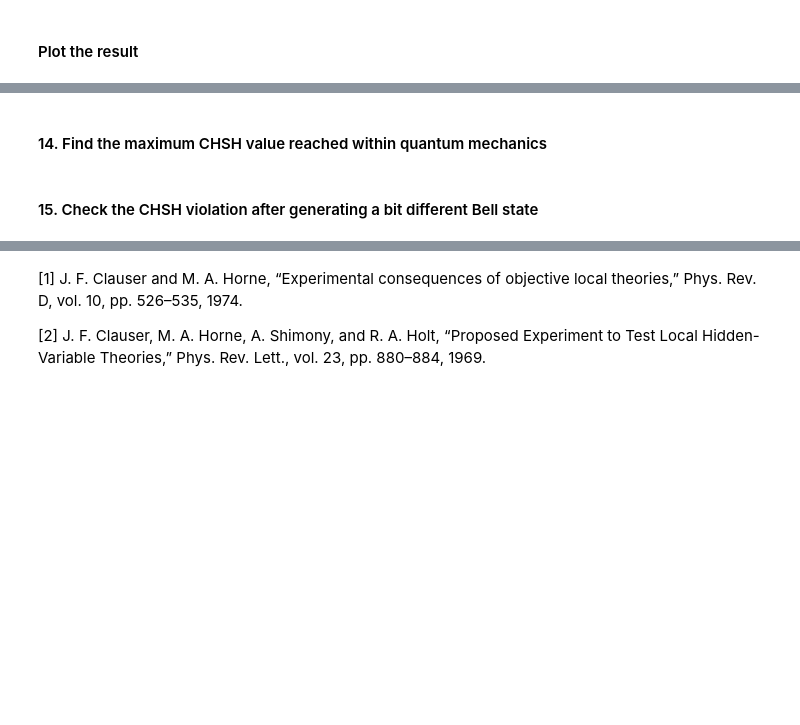
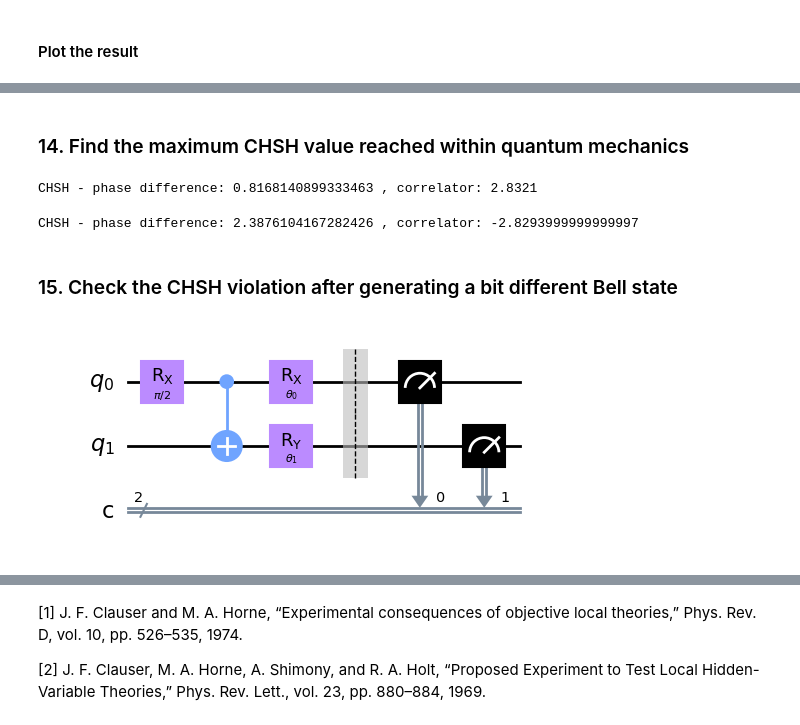
Before and after one commit to nshunned/M1QI, a Jupyter notebook: Session 3/Session 3 (Quantum Correlations).ipynb, the cells around one changed output, grey strips where cells are left out. Saved outputs shown, nothing was run; the diff lists cells and outputs as text; code cells hidden in the pictures; blank space fills up the shorter version.

```diff
--- a/Session 3/Session 3 (Quantum Correlations).ipynb
+++ b/Session 3/Session 3 (Quantum Correlations).ipynb
@@ -339,10 +410,45 @@ ax.set_ylabel("Correlator")
 # %% [markdown]
-#### 14. Find the maximum CHSH value reached within quantum mechanics
+### 14. Find the maximum CHSH value reached within quantum mechanics
+# %%
+phaseDiff = 0
+max = 0
+for j, ph in enumerate(phases):
+    if (abs(arraySCHSH[j]) > abs(max)):
+        phaseDiff = ph
+        max = arraySCHSH[j]
+
+print('CHSH - phase difference:', phaseDiff, ', correlator:', max)
+# %% [output]
+CHSH - phase difference: 0.8168140899333463 , correlator: 2.8321
+# %%
+phaseDiff = 0
+max = 0
+for j, ph in enumerate(phases):
+    if (abs(arraySCHSH2[j]) > abs(max)):
+        phaseDiff = ph
+        max = arraySCHSH2[j]
+
+print('CHSH - phase difference:', phaseDiff, ', correlator:', max)
+# %% [output]
+CHSH - phase difference: 2.3876104167282426 , correlator: -2.8293999999999997
 # %% [markdown]
-#### 15. Check the CHSH violation after generating a bit different Bell state
+### 15. Check the CHSH violation after generating a bit different Bell state
 # %%
 # check the document to see the circuit to generate
 theta1 = Parameter("$\\theta_0$")
 theta2 = Parameter("$\\theta_1$")
 
-qcCHSH = QuantumCircuit(2)
+qcCHSH = QuantumCircuit(2, 2)
+
+qcCHSH.rx(np.pi/2, 0)
+qcCHSH.cx(0,1)
+
+qcCHSH.rx(theta1, 0)
+qcCHSH.ry(theta2, 1)
+
+qcCHSH.barrier([0,1])
+qcCHSH.measure([0,1], [0,1])
+
+qcCHSH.draw('mpl')
+# %% [output]
+[figure, added]
```
Also changed, not shown: parts of 42 cells of this notebook, 13 other files.
